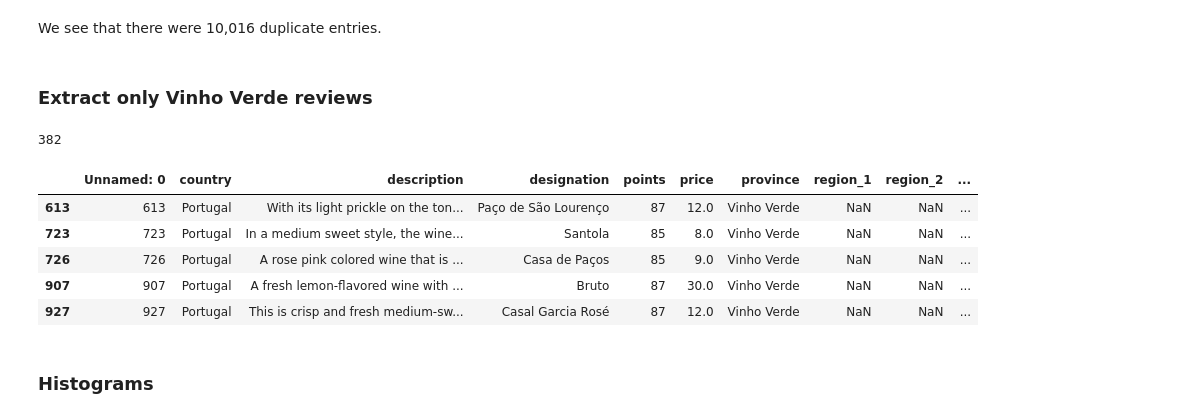
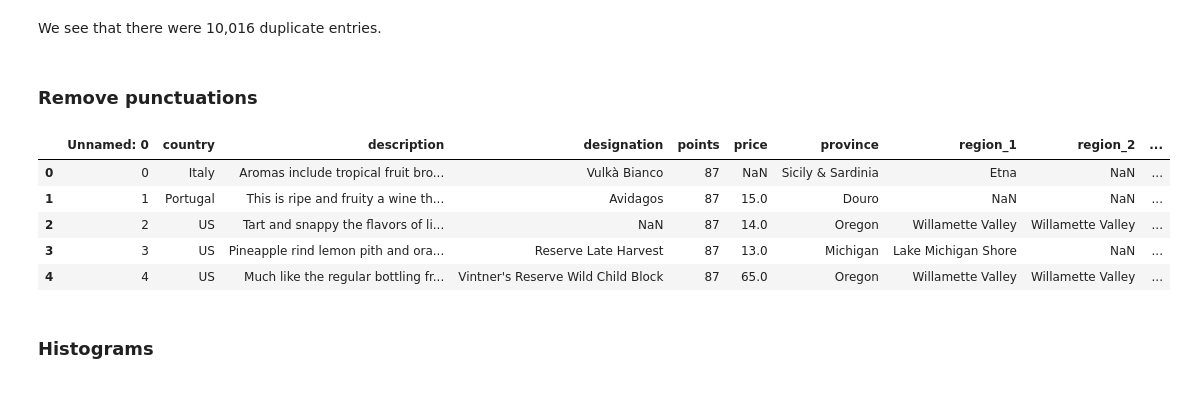
Before and after one commit to tanveerkarim/ENG201-WineData, a Jupyter notebook: Preprocessing.ipynb, the cells around one changed output. Saved outputs shown, nothing was run; the diff lists cells and outputs as text; code cells hidden in the pictures.

Commit message:
update to replace digits and punctuations

```diff
--- a/Preprocessing.ipynb
+++ b/Preprocessing.ipynb
@@ -32,22 +32,19 @@ len(wine_reviews)
 119955
 # %% [markdown]
 We see that there were 10,016 duplicate entries.
-# %% [markdown]
-### Extract only Vinho Verde reviews
-# %%
-wine_reviews_VV = wine_reviews[wine_reviews['province'] == 'Vinho Verde']
-len(wine_reviews_VV)
-# %% [output]
-382
+# %% [markdown]
+### Remove punctuations
+# %%
+wine_reviews['description'] = wine_reviews['description'].str.replace("[.,!?\\-]", "")
 # %%
-wine_reviews_VV.head()
+wine_reviews.head()
 # %% [output]
 |  | Unnamed: 0 | country | description | designation | points | price | province | region_1 | region_2 | ... |
-| 613 | 613 | Portugal | With its light prickle on the ton... | Paço de São Lourenço | 87 | 12.0 | Vinho Verde | NaN | NaN | ... |
-| 723 | 723 | Portugal | In a medium sweet style, the wine... | Santola | 85 | 8.0 | Vinho Verde | NaN | NaN | ... |
-| 726 | 726 | Portugal | A rose pink colored wine that is ... | Casa de Paços | 85 | 9.0 | Vinho Verde | NaN | NaN | ... |
-| 907 | 907 | Portugal | A fresh lemon-flavored wine with ... | Bruto | 87 | 30.0 | Vinho Verde | NaN | NaN | ... |
-| 927 | 927 | Portugal | This is crisp and fresh medium-sw... | Casal Garcia Rosé | 87 | 12.0 | Vinho Verde | NaN | NaN | ... |
+| 0 | 0 | Italy | Aromas include tropical fruit bro... | Vulkà Bianco | 87 | NaN | Sicily & Sardinia | Etna | NaN | ... |
+| 1 | 1 | Portugal | This is ripe and fruity a wine th... | Avidagos | 87 | 15.0 | Douro | NaN | NaN | ... |
+| 2 | 2 | US | Tart and snappy the flavors of li... | NaN | 87 | 14.0 | Oregon | Willamette Valley | Willamette Valley | ... |
+| 3 | 3 | US | Pineapple rind lemon pith and ora... | Reserve Late Harvest | 87 | 13.0 | Michigan | Lake Michigan Shore | NaN | ... |
+| 4 | 4 | US | Much like the regular bottling fr... | Vintner's Reserve Wild Child Block | 87 | 65.0 | Oregon | Willamette Valley | Willamette Valley | ... |
 # %% [markdown]
 ### Histograms
 # %% [markdown]
```
Also changed, not shown: parts of 13 cells of this notebook.
